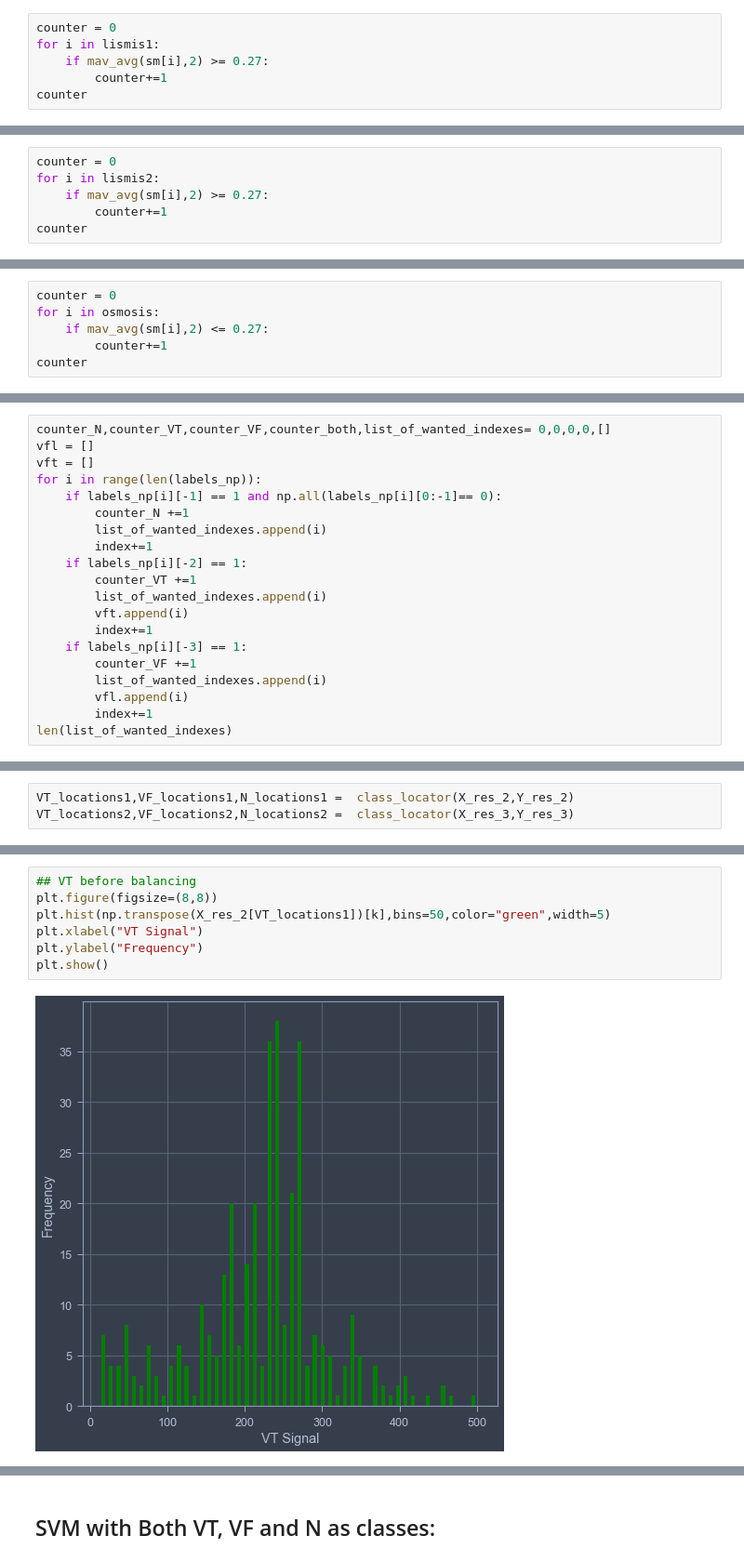
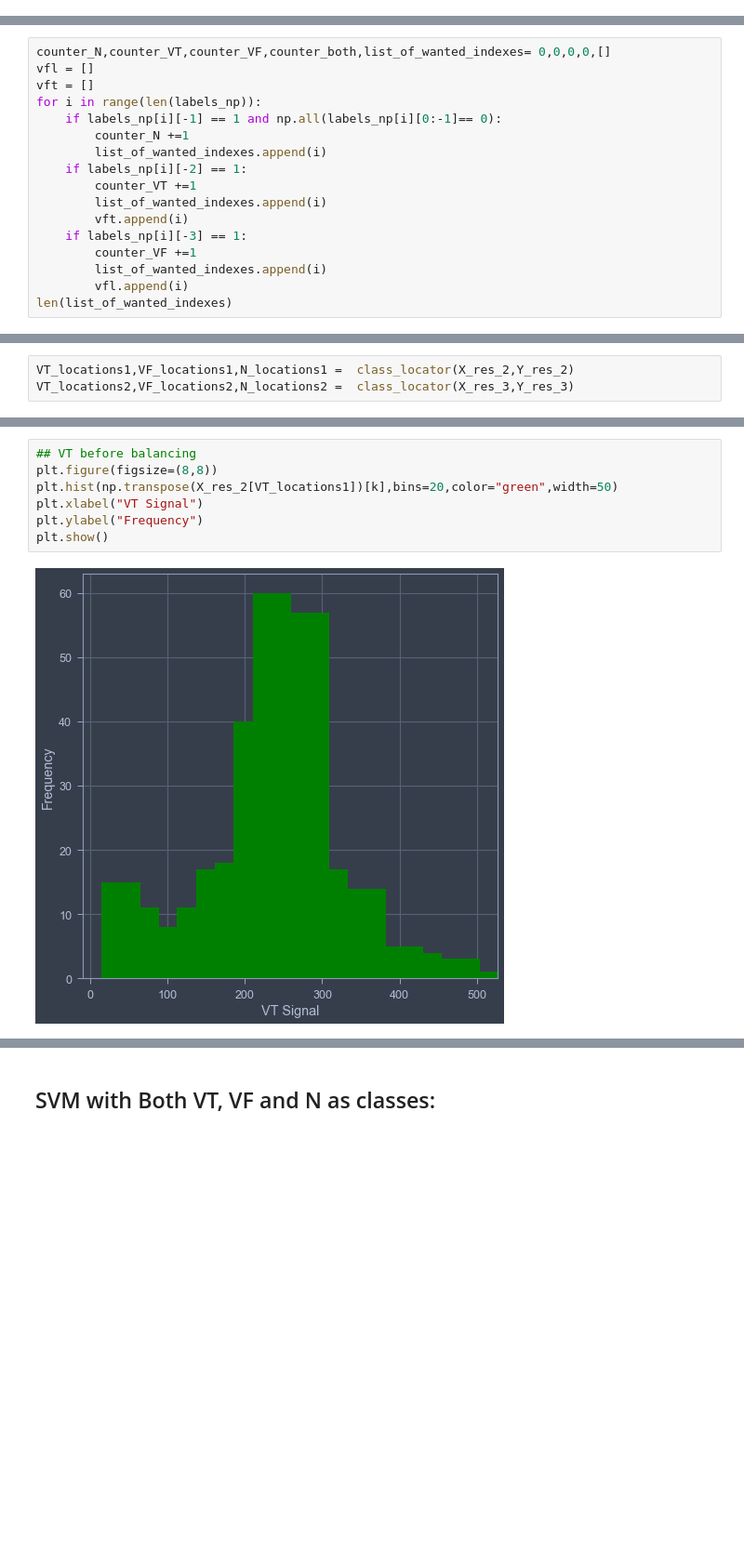
Before and after one commit to AhmadChaiban/War_on_arrhythmia, a Jupyter notebook: Thesis_Notebook_Draft_2.ipynb, the cells around one changed output, grey strips where cells are left out. Shown at 93% size. Saved outputs shown, nothing was run; the diff lists cells and outputs as text; blank space fills up the shorter version.

Commit message:
Many changes
BER Parameters, curves, ROC, and many other results.

```diff
--- a/Thesis_Notebook_Draft_2.ipynb
+++ b/Thesis_Notebook_Draft_2.ipynb
@@ -2727,6 +2129,0 @@ Text(0, 0.5, 'Amplitude(mV)')
-# %%
-counter = 0
-for i in lismis1:
-    if mav_avg(sm[i],2) >= 0.27:
-        counter+=1
-counter
@@ -2739,6 +2129,0 @@ counter/len(lismis1)
-# %%
-counter = 0
-for i in lismis2:
-    if mav_avg(sm[i],2) >= 0.27:
-        counter+=1
-counter
@@ -2753,6 +2129,0 @@ counter/len(lismis2)
-# %%
-counter = 0
-for i in osmosis:
-    if mav_avg(sm[i],2) <= 0.27:
-        counter+=1
-counter
@@ -2915,17 +2282,14 @@ for i in range(len(labels_np)):
     if labels_np[i][-1] == 1 and np.all(labels_np[i][0:-1]== 0):
         counter_N +=1
         list_of_wanted_indexes.append(i)
-        index+=1
     if labels_np[i][-2] == 1:
         counter_VT +=1
         list_of_wanted_indexes.append(i)
         vft.append(i)
-        index+=1
     if labels_np[i][-3] == 1:
         counter_VF +=1
         list_of_wanted_indexes.append(i)
         vfl.append(i)
-        index+=1
 len(list_of_wanted_indexes)
 # %% [output]
 7410
@@ -3126,12 +2492,12 @@ plt.show()
 # %%
 ## VT before balancing
 plt.figure(figsize=(8,8))
-plt.hist(np.transpose(X_res_2[VT_locations1])[k],bins=50,color="green",width=5)
+plt.hist(np.transpose(X_res_2[VT_locations1])[k],bins=20,color="green",width=50)
 plt.xlabel("VT Signal")
 plt.ylabel("Frequency")
 plt.show()
 # %% [output]
-[figure, old version]
+[figure, new version]
 # %%
 ## VT after balancing
 plt.figure(figsize=(8,8))
```
Also changed, not shown: parts of 194 cells of this notebook, 3 other files.
